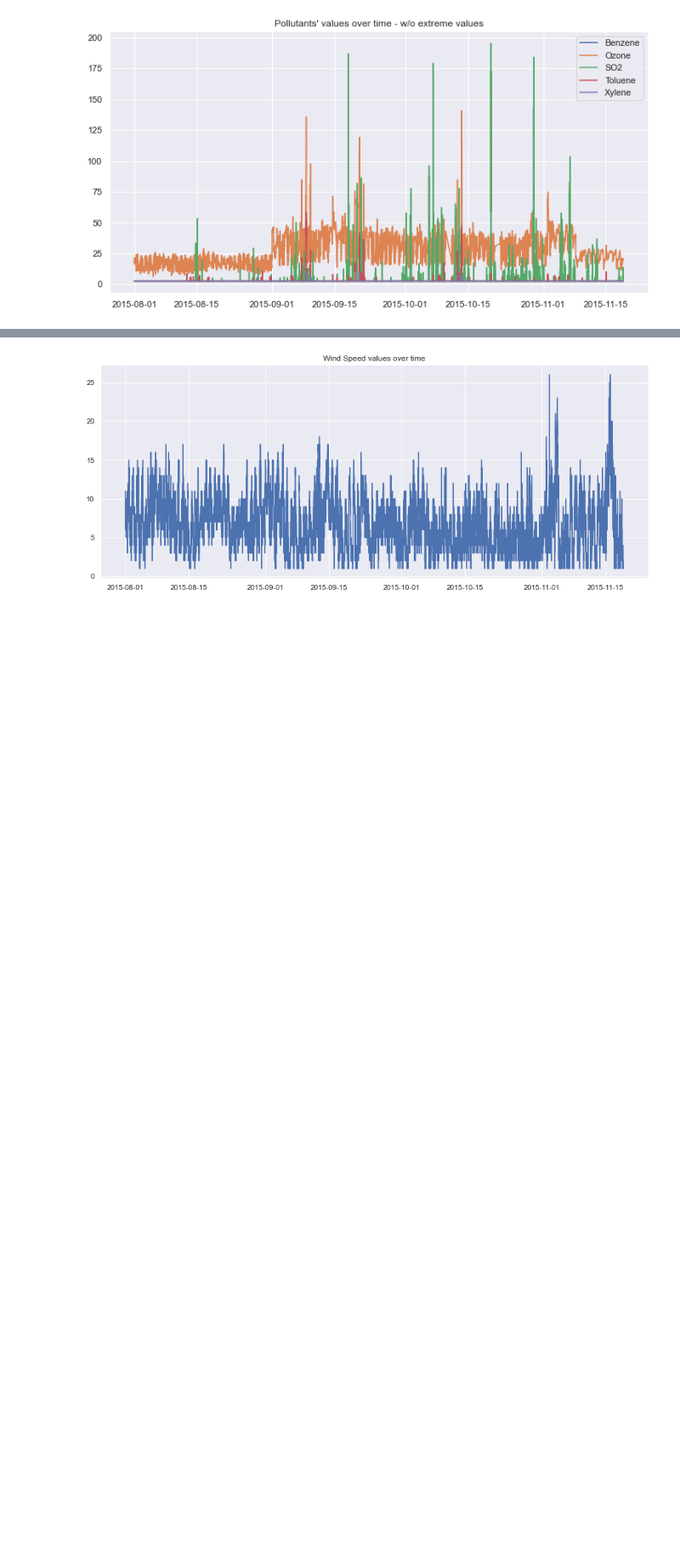
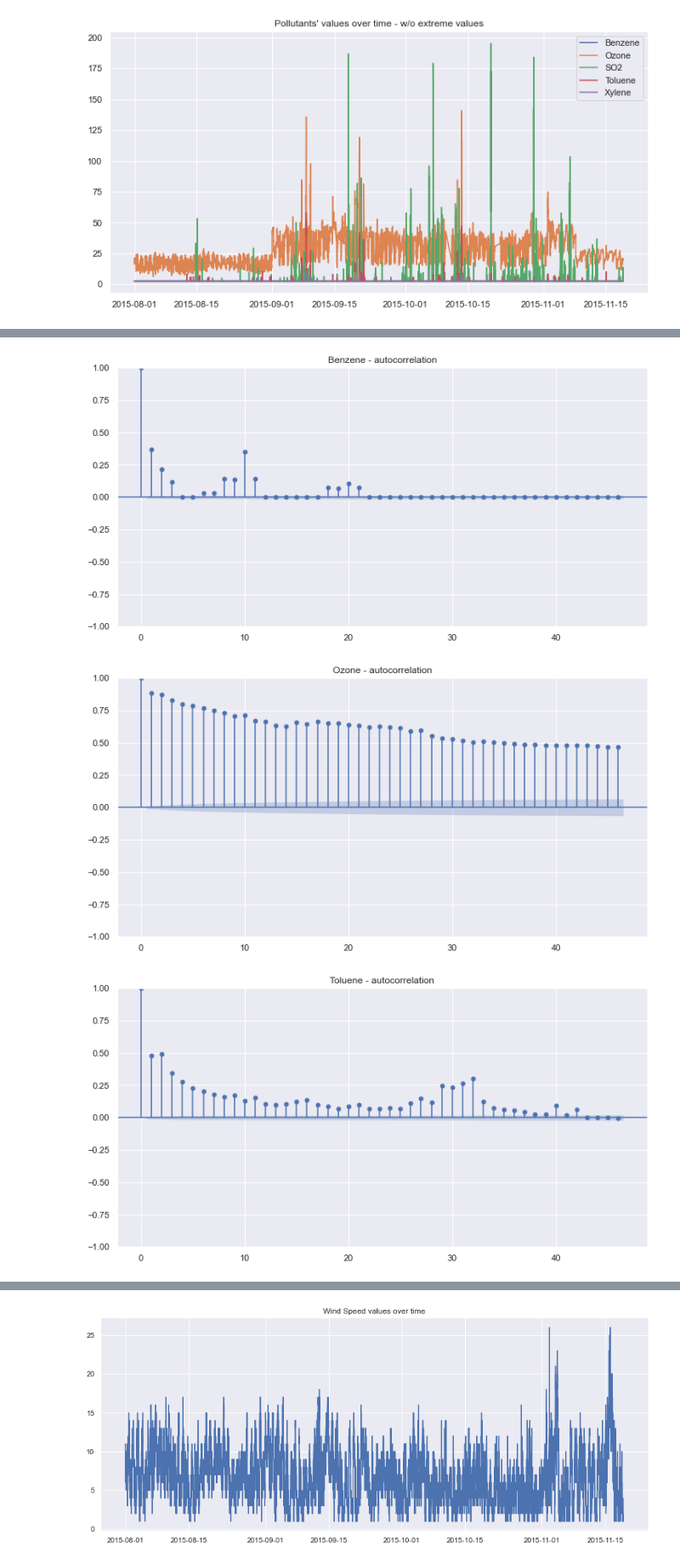
Before and after one commit to joanlenczuk/forecasting-pollution, a Jupyter notebook: Pollution forecasting EDA.ipynb, the cells around one changed output, grey strips where cells are left out. Shown: that part at 85% size. Drawn from its saved outputs; the diff is of its cells as text; code cells hidden in the pictures; blank space fills up the shorter version.

```diff
--- a/Pollution forecasting EDA.ipynb
+++ b/Pollution forecasting EDA.ipynb
@@ -191,0 +214,9 @@ plt.legend();
+# %%
+#autocorrelation
+for val in ['Benzene', 'Ozone', 'Toluene', 'Xylene']:
+    plot_acf(df[['Date', val]].set_index('Date'))
+    plt.title(f'{val} - autocorrelation')
+# %% [output]
+[figure, added]
+[figure, added]
+[figure, added]
```
Also changed, not shown: parts of 16 cells of this notebook.
